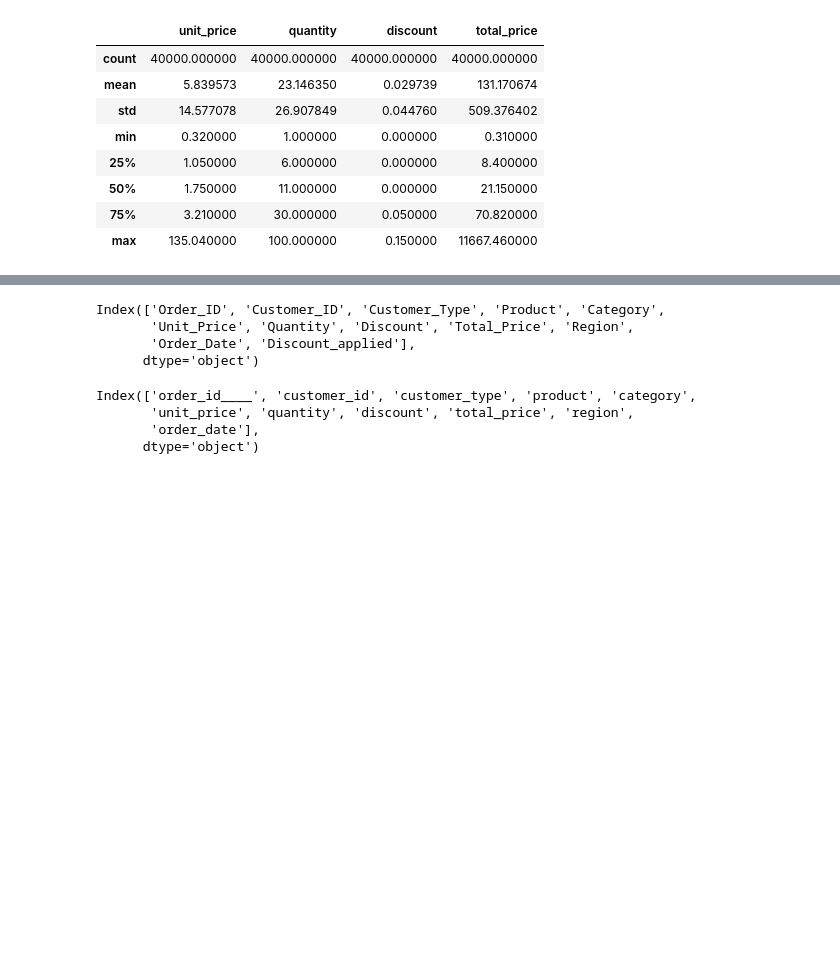
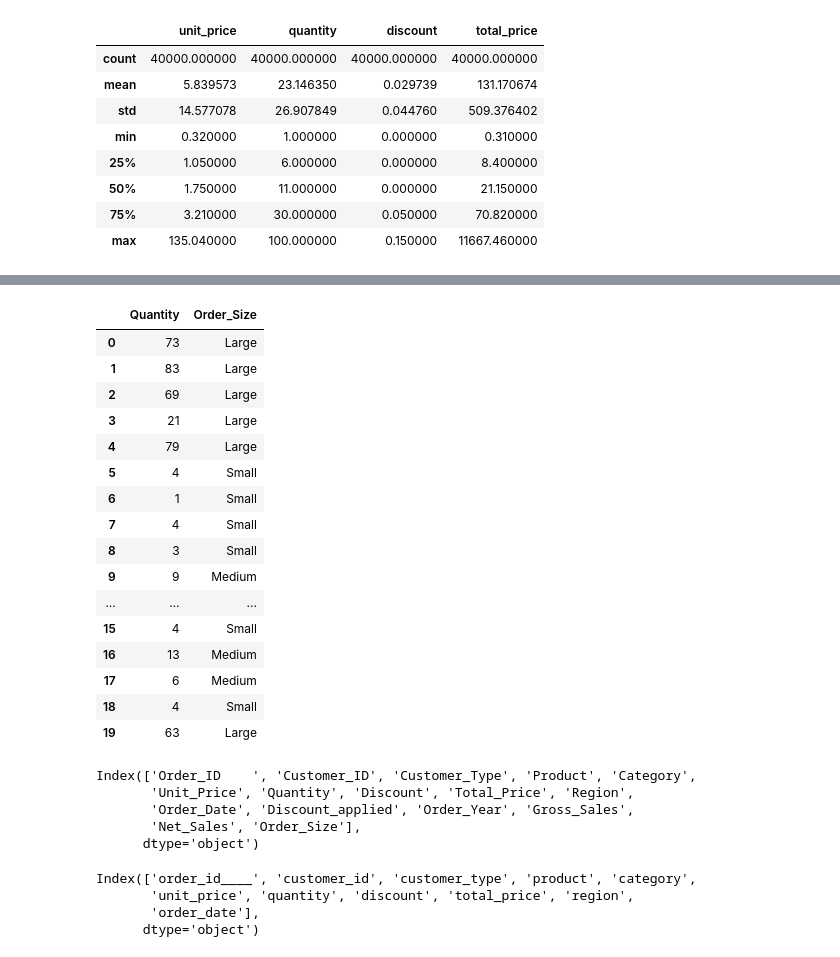
Before and after one commit to Tejas5158/Beverage_sales_analysis_Dashboard, a Jupyter notebook: Beverage_Sales_Analysis.ipynb, the cells around one changed output, grey strips where cells are left out. Saved outputs shown, nothing was run; the diff lists cells and outputs as text; code cells hidden in the pictures; blank space fills up the shorter version.

Commit message:
New columns created - 'Gross_sales','Order_Year','Net_Sales','Order_Size'

```diff
--- a/Beverage_Sales_Analysis.ipynb
+++ b/Beverage_Sales_Analysis.ipynb
@@ -158,0 +154,4 @@ columns = [
+# %%
+# Converting 'Order_Date' to datetime format and extracting the year into a new column 'Order_Year'
+df['Order_Date'] = pd.to_datetime(df['Order_Date'], dayfirst=True)
+df['Order_Year'] = df['Order_Date'].dt.year
@@ -158,0 +172,3 @@ columns = [
+# %%
+# Creating a new column Gross_sales
+df['Gross_Sales'] = df['Unit_Price'] * df['Quantity']
@@ -158,0 +189,3 @@ columns = [
+# %%
+# Creating a new column Net_Sales
+df['Net_Sales'] = df['Gross_Sales'] * (1 - df['Discount'])
@@ -159,9 +206,35 @@ columns = [
+# %%
+# Creating a new column Order_Size for categorizing orders based on quantity
+df['Order_Size'] = np.where(df['Quantity'] <= 5, 'Small',
+                            np.where(df['Quantity'] <= 20 , 'Medium', 'Large')
+                            )
+# %%
+df[['Quantity', 'Order_Size']].head(20)
+# %% [output]
+|  | Quantity | Order_Size |
+| 0 | 73 | Large |
+| 1 | 83 | Large |
+| 2 | 69 | Large |
+| 3 | 21 | Large |
+| 4 | 79 | Large |
+| 5 | 4 | Small |
+| 6 | 1 | Small |
+| 7 | 4 | Small |
+| 8 | 3 | Small |
+| 9 | 9 | Medium |
+| ... | ... | ... |
+| 15 | 4 | Small |
+| 16 | 13 | Medium |
+| 17 | 6 | Medium |
+| 18 | 4 | Small |
+| 19 | 63 | Large |
 # %%
 df.columns
 # %% [output]
-Index(['Order_ID', 'Customer_ID', 'Customer_Type', 'Product', 'Category',
+Index(['Order_ID    ', 'Customer_ID', 'Customer_Type', 'Product', 'Category',
        'Unit_Price', 'Quantity', 'Discount', 'Total_Price', 'Region',
-       'Order_Date', 'Discount_applied'],
+       'Order_Date', 'Discount_applied', 'Order_Year', 'Gross_Sales',
+       'Net_Sales', 'Order_Size'],
       dtype='object')
 # %%
 print(df.columns)
```
Also changed, not shown: parts of 4 cells of this notebook.
